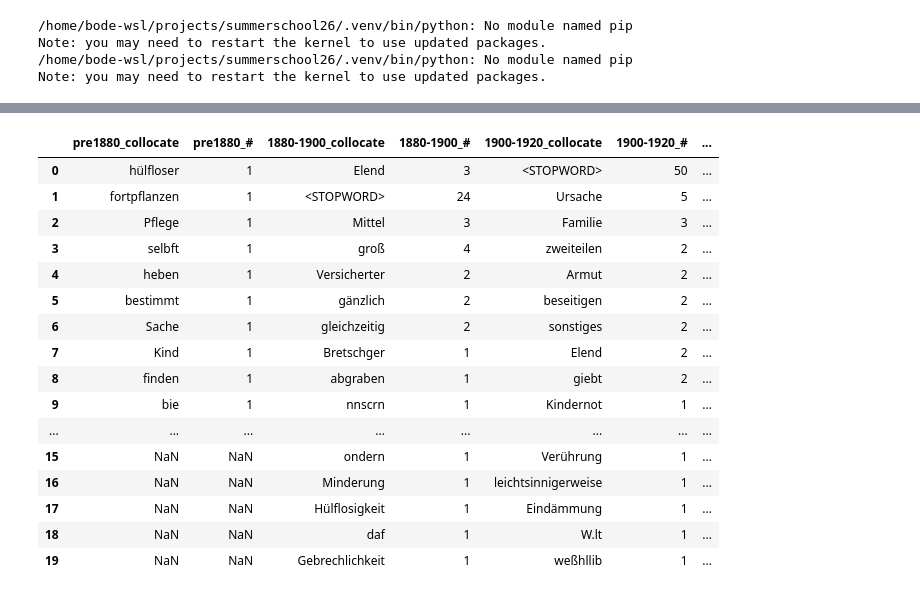
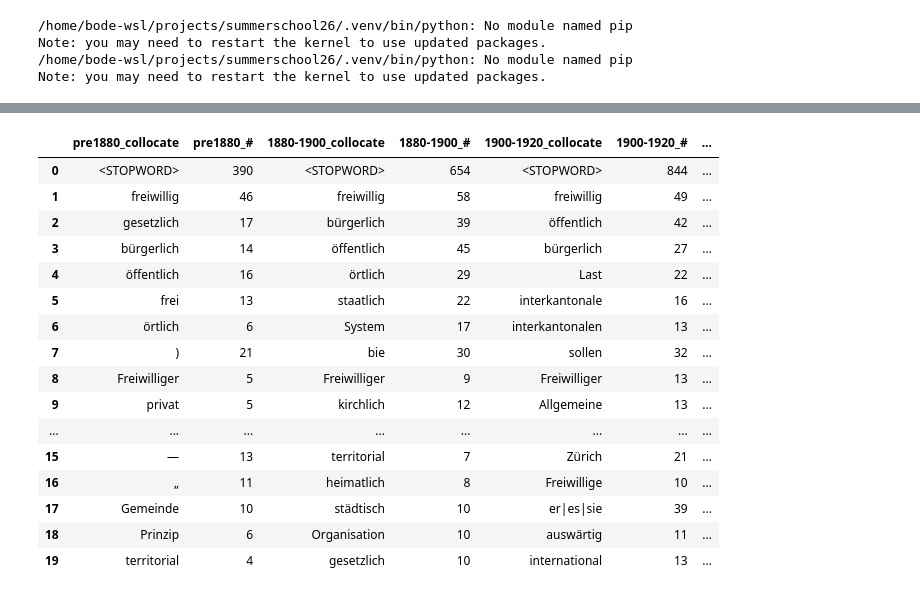
Before and after one commit to zentralbibliothek-zuerich/zblab-summerschool-2026, a Jupyter notebook: notebooks/03_frequency_and_keyness.ipynb, the cells around one changed output, grey strips where cells are left out. Saved outputs shown, nothing was run; the diff lists cells and outputs as text; code cells hidden in the pictures.

```diff
--- a/notebooks/03_frequency_and_keyness.ipynb
+++ b/notebooks/03_frequency_and_keyness.ipynb
@@ -479,21 +570,17 @@ colloc_df
 # %%
-df_pre1920 = raw_df[raw_df["year"] < 1920]
-df_post1920 = raw_df[raw_df["year"] >= 1920]
-from typing import List, Literal
-
 class CollocationComparer:
-    def __init__(self, dfs: dict[str, pd.DataFrame], column: str, window: int = 5, mask_stopwords: bool = False):
+    def __init__(self, dfs: dict[str, pd.DataFrame], column: Literal["lemmas", "tokens"], window: int = 5, stopwords: Iterable[str] = []):
         self.dfs = dfs
         self.column = column
         self.window = window
-        self.mask_stopwords = mask_stopwords
+        self.stopwords = stopwords
 
         self.engines = {
-            name: CollocationEngine(df, column=column, window=window, mask_stopwords=mask_stopwords)
+            name: CollocationEngine(df, column=column, window=window, stopwords=stopwords)
             for name, df in dfs.items()
         }
 
-    def compare_collocations_for_word(self, node: str | List[str], metric: Literal["llr", "lr", "mi"] = "llr") -> pd.DataFrame:
+    def compare_collocations_for_word(self, node: str | list[str], metric: Literal["llr", "lr", "mi"] = "llr") -> pd.DataFrame:
         colloc_dfs = {}
         for name, engine in self.engines.items():
             colloc_dfs[name] = engine.get_collocations_for_word(node, metric=metric)
@@ -507,19 +594,10 @@ class CollocationComparer:
         comparison_df = pd.DataFrame()
 
         for name, colloc_df in colloc_dfs.items():
-            colloc_df = colloc_df.sort_values(by="metric", ascending=False).head(20)
+            colloc_df = colloc_df.sort_values(by=metric, ascending=False).head(20)
             colloc_df = colloc_df.reset_index(drop=True)
-            colloc_df = colloc_df[["collocate", "o_n_c"]]
+            colloc_df = colloc_df[["collocate", "Node with Collocate"]]
             colloc_df.columns = [f"{name}_collocate", f"{name}_#"]
             comparison_df = pd.concat([comparison_df, colloc_df], axis=1)
 
         return comparison_df
-
-dfs = {
-    "pre1880": raw_df[raw_df["year"] < 1880],
-    "1880-1900": raw_df[(raw_df["year"] >= 1880) & (raw_df["year"] < 1900)],
-    "1900-1920": raw_df[(raw_df["year"] >= 1900) & (raw_df["year"] < 1920)],
-    "post1920": raw_df[raw_df["year"] >= 1920],
-}
-
-comparer = CollocationComparer(dfs, column="lemmas", window=5, mask_stopwords=True)
@@ -526,20 +606,36 @@ comparer = CollocationComparer(dfs, column="lemmas", window=5, mask_stopwords=Tr
+# %%
+# ⬇️⬇️⬇️ Define your own time intervals (or other filters) to compare different subsets of the corpus.
+dfs = {
+    "pre1880": raw_df[raw_df["year"] < 1880],
+    "1880-1900": raw_df[(raw_df["year"] >= 1880) & (raw_df["year"] < 1900)],
+    "1900-1920": raw_df[(raw_df["year"] >= 1900) & (raw_df["year"] < 1920)],
+    "post1920": raw_df[raw_df["year"] >= 1920],
+}
+
+comparer = CollocationComparer(dfs, column="lemmas", window=5, stopwords=STOPWORDS)
+# ⬆️⬆️⬆️
 # %%
-comparer.compare_collocations_for_word(["Armut"], metric="llr")
+# ⬇️⬇️⬇️ Adjust the node(s) and metric to compare collocates across the defined subsets.
+NODES = ["Armenpflege"]
+METRIC = "llr" # Choose between "llr", "lr", and "mi"
+# ⬆️⬆️⬆️
+
+comparer.compare_collocations_for_word(NODES, metric=METRIC)
 # %% [output]
 |  | pre1880_collocate | pre1880_# | 1880-1900_collocate | 1880-1900_# | 1900-1920_collocate | 1900-1920_# | ... |
-| 0 | hülfloser | 1 | Elend | 3 | <STOPWORD> | 50 | ... |
-| 1 | fortpflanzen | 1 | <STOPWORD> | 24 | Ursache | 5 | ... |
-| 2 | Pflege | 1 | Mittel | 3 | Familie | 3 | ... |
-| 3 | selbft | 1 | groß | 4 | zweiteilen | 2 | ... |
-| 4 | heben | 1 | Versicherter | 2 | Armut | 2 | ... |
-| 5 | bestimmt | 1 | gänzlich | 2 | beseitigen | 2 | ... |
-| 6 | Sache | 1 | gleichzeitig | 2 | sonstiges | 2 | ... |
-| 7 | Kind | 1 | Bretschger | 1 | Elend | 2 | ... |
-| 8 | finden | 1 | abgraben | 1 | giebt | 2 | ... |
-| 9 | bie | 1 | nnscrn | 1 | Kindernot | 1 | ... |
+| 0 | <STOPWORD> | 390 | <STOPWORD> | 654 | <STOPWORD> | 844 | ... |
+| 1 | freiwillig | 46 | freiwillig | 58 | freiwillig | 49 | ... |
+| 2 | gesetzlich | 17 | bürgerlich | 39 | öffentlich | 42 | ... |
+| 3 | bürgerlich | 14 | öffentlich | 45 | bürgerlich | 27 | ... |
+| 4 | öffentlich | 16 | örtlich | 29 | Last | 22 | ... |
+| 5 | frei | 13 | staatlich | 22 | interkantonale | 16 | ... |
+| 6 | örtlich | 6 | System | 17 | interkantonalen | 13 | ... |
+| 7 | ) | 21 | bie | 30 | sollen | 32 | ... |
+| 8 | Freiwilliger | 5 | Freiwilliger | 9 | Freiwilliger | 13 | ... |
+| 9 | privat | 5 | kirchlich | 12 | Allgemeine | 13 | ... |
 | ... | ... | ... | ... | ... | ... | ... | ... |
-| 15 | NaN | NaN | ondern | 1 | Verührung | 1 | ... |
-| 16 | NaN | NaN | Minderung | 1 | leichtsinnigerweise | 1 | ... |
-| 17 | NaN | NaN | Hülflosigkeit | 1 | Eindämmung | 1 | ... |
-| 18 | NaN | NaN | daf | 1 | W.lt | 1 | ... |
-| 19 | NaN | NaN | Gebrechlichkeit | 1 | weßhllib | 1 | ... |
+| 15 | — | 13 | territorial | 7 | Zürich | 21 | ... |
+| 16 | „ | 11 | heimatlich | 8 | Freiwillige | 10 | ... |
+| 17 | Gemeinde | 10 | städtisch | 10 | er|es|sie | 39 | ... |
+| 18 | Prinzip | 6 | Organisation | 10 | auswärtig | 11 | ... |
+| 19 | territorial | 4 | gesetzlich | 10 | international | 13 | ... |
```
Also changed, not shown: parts of 53 cells of this notebook, 11 other files.
